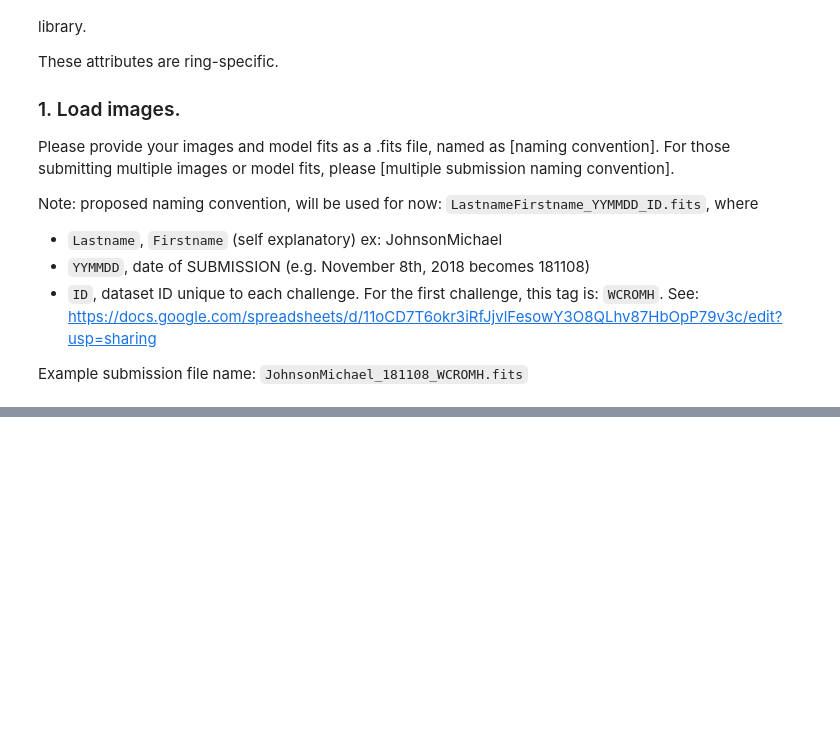
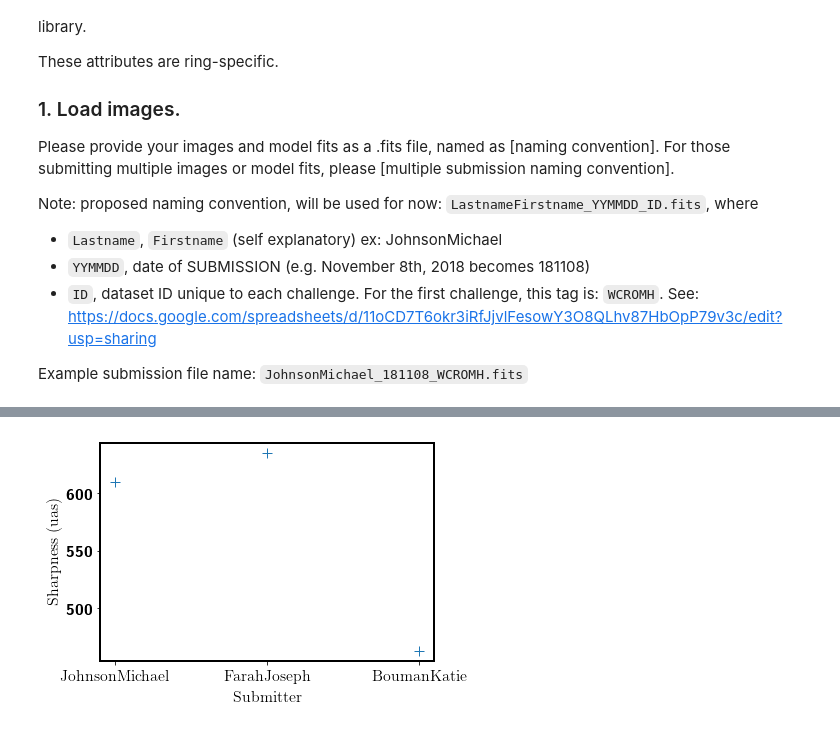
Before and after one commit to sao-eht/eht-mcp, a Jupyter notebook: image_model_fit_comparison_pipeline.ipynb, the cells around one changed output, grey strips where cells are left out. Cells and saved outputs as stored; diff of their text form; code cells hidden in the pictures; blank space fills up the shorter version.

```diff
--- a/image_model_fit_comparison_pipeline.ipynb
+++ b/image_model_fit_comparison_pipeline.ipynb
@@ -183,0 +241,18 @@ plt.show()
+# %%
+## create plot of ring sharpness for each submission ##
+xticks = []
+sharpnesses = []
+for submission in submissionsList:
+    sharpness = submission.analysisResults['sharpness']
+    sharpnesses.append(sharpness)
+    plt.plot()
+    sID = submission.submitter
+    xticks.append(sID)
+
+plt.plot(sharpnesses, linestyle='', marker='+', markersize='10')
+plt.xlabel("Submitter")
+plt.ylabel("Sharpness (uas)")
+plt.xticks(range(len(sharpnesses)), xticks)
+plt.show()
+# %% [output]
+[figure, added]
```
Also changed, not shown: parts of 7 cells of this notebook, 4 other files.
